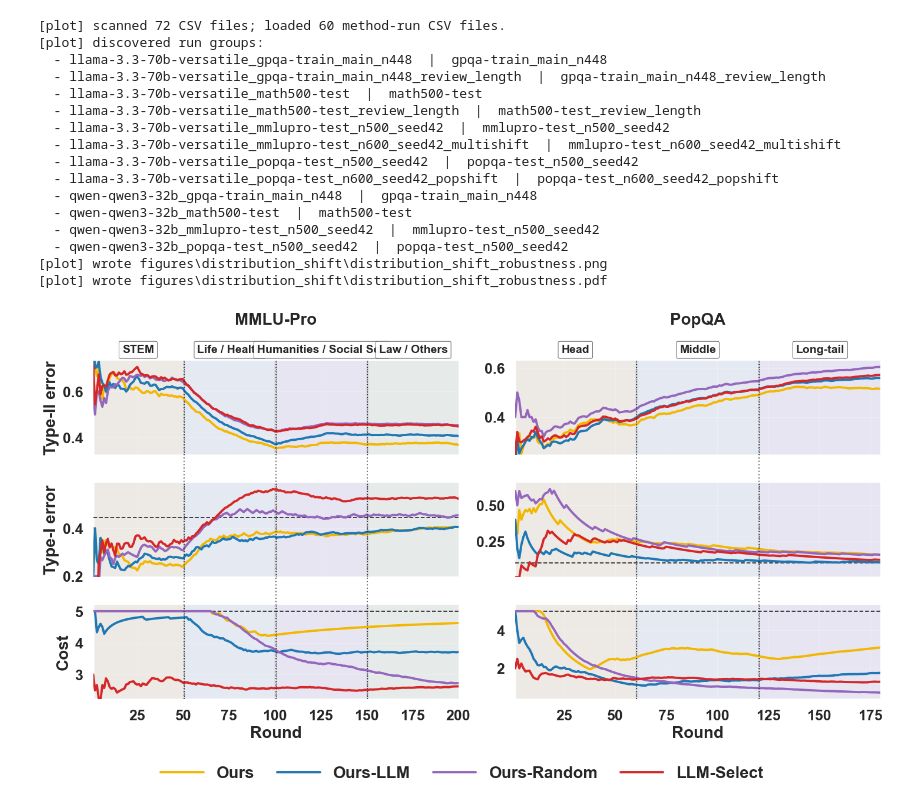
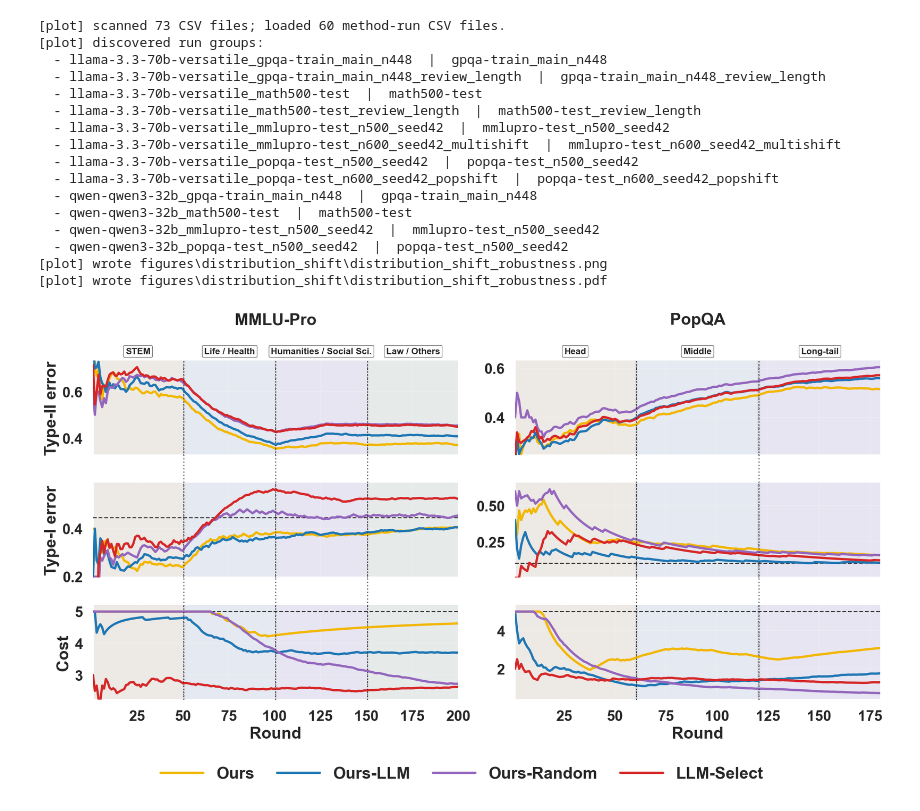
Before and after one commit to alirezamirrokni/Active-Data-Selection, a Jupyter notebook: to_plot.ipynb, the cells around one changed output. Cells and saved outputs as stored; diff of their text form; code cells hidden in the pictures.

```diff
--- a/to_plot.ipynb
+++ b/to_plot.ipynb
@@ -1456,7 +1456,8 @@ from matplotlib.transforms import blended_transform_factory
 
 PLOT_TEXT_SIZE = globals().get("PLOT_TEXT_SIZE", 20)
 PLOT_TICK_SIZE = globals().get("PLOT_TICK_SIZE", 18)
-PHASE_LABEL_SIZE = globals().get("PHASE_LABEL_SIZE", 14)
+# Smaller phase labels prevent adjacent category boxes from overlapping.
+PHASE_LABEL_SIZE = 11
 
 SHIFT_EXPERIMENT_SPECS = {
     "mmlupro-test_n600_seed42_multishift": {
@@ -1560,7 +1561,7 @@ def decorate_shift_axis(ax, phases, show_phase_labels: bool = False) -> None:
                 fontsize=PHASE_LABEL_SIZE,
                 fontweight="bold",
                 bbox={
-                    "boxstyle": "round,pad=0.28,rounding_size=0.12",
+                    "boxstyle": "round,pad=0.22,rounding_size=0.12",
                     "fc": "white",
                     "ec": "0.35",
                     "lw": 0.65,
@@ -1731,35 +1732,35 @@ def plot_distribution_shift_figure(
     for col_idx, dataset_id in enumerate(dataset_ids):
         axes_col = [axes[row_idx][col_idx] for row_idx in range(len(metrics_to_plot))]
         _draw_column_shift_guides(fig, axes_col, SHIFT_EXPERIMENT_SPECS[dataset_id]["phases"])
 
     out_png = out_dir / "distribution_shift_robustness.png"
     out_pdf = out_dir / "distribution_shift_robustness.pdf"
     fig.savefig(out_png, bbox_inches="tight", dpi=300)
     fig.savefig(out_pdf, bbox_inches="tight")
     print(f"[plot] wrote {out_png}")
     print(f"[plot] wrote {out_pdf}")
     return fig, axes, shift_metrics
 
 
 shift_fig, shift_axes, shift_metrics = plot_distribution_shift_figure(runs=RUNS_TO_PLOT)
 # %% [output]
-[plot] scanned 72 CSV files; loaded 60 method-run CSV files.
+[plot] scanned 73 CSV files; loaded 60 method-run CSV files.
 [plot] discovered run groups:
   - llama-3.3-70b-versatile_gpqa-train_main_n448  |  gpqa-train_main_n448
   - llama-3.3-70b-versatile_gpqa-train_main_n448_review_length  |  gpqa-train_main_n448_review_length
   - llama-3.3-70b-versatile_math500-test  |  math500-test
   - llama-3.3-70b-versatile_math500-test_review_length  |  math500-test_review_length
   - llama-3.3-70b-versatile_mmlupro-test_n500_seed42  |  mmlupro-test_n500_seed42
   - llama-3.3-70b-versatile_mmlupro-test_n600_seed42_multishift  |  mmlupro-test_n600_seed42_multishift
   - llama-3.3-70b-versatile_popqa-test_n500_seed42  |  popqa-test_n500_seed42
   - llama-3.3-70b-versatile_popqa-test_n600_seed42_popshift  |  popqa-test_n600_seed42_popshift
   - qwen-qwen3-32b_gpqa-train_main_n448  |  gpqa-train_main_n448
   - qwen-qwen3-32b_math500-test  |  math500-test
   - qwen-qwen3-32b_mmlupro-test_n500_seed42  |  mmlupro-test_n500_seed42
   - qwen-qwen3-32b_popqa-test_n500_seed42  |  popqa-test_n500_seed42
 [plot] wrote figures\distribution_shift\distribution_shift_robustness.png
 [plot] wrote figures\distribution_shift\distribution_shift_robustness.pdf
-[figure, old version]
+[figure, new version]
 # %%
 
 # Review-length cost distribution figure
```
Also changed, not shown: parts of 3 cells of this notebook, 3 other files.
